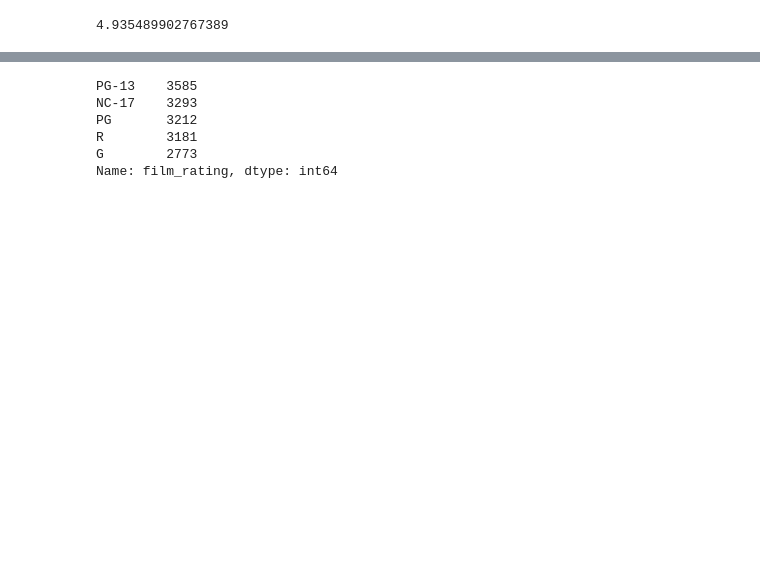
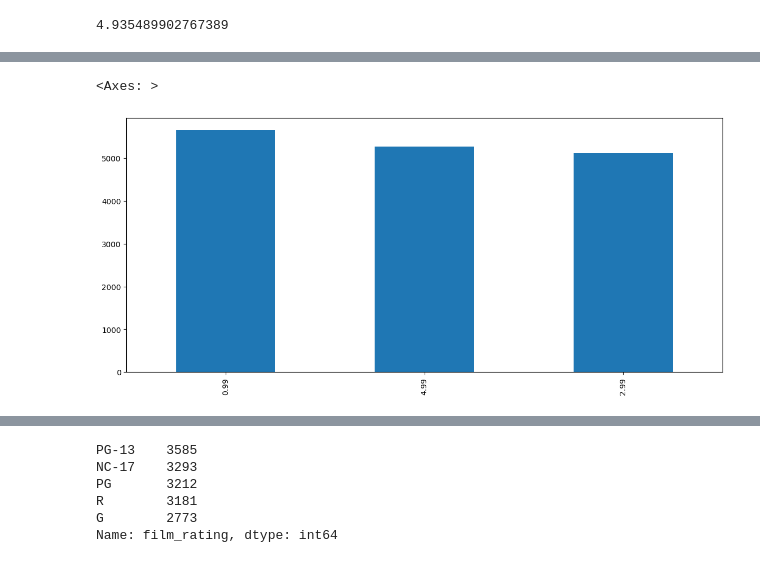
Before and after one commit to HvTung04/uetDataScience_course, a Jupyter notebook: week_ (1)/Exercises_2.ipynb, the cells around one changed output, grey strips where cells are left out. Cells and saved outputs as stored; diff of their text form; code cells hidden in the pictures; blank space fills up the shorter version.

```diff
--- a/week_ (1)/Exercises_2.ipynb
+++ b/week_ (1)/Exercises_2.ipynb
@@ -86,6 +90,9 @@ df['film_rental_rate'].plot(kind='pie', figsize=(6,6))
 # %%
 # your code goes here
-df['film_rental_rate'].plot(kind='bar', figsize=(14,6))
+df['film_rental_rate'].value_counts().plot(kind='bar', figsize=(14,6))
+# %% [output]
+<Axes: >
+[figure, added]
 # %% [markdown]
 ![green-divider](https://user-images.githubusercontent.com/7065401/52071924-c003ad80-2562-11e9-8297-1c6595f8a7ff.png)
 
```
Also changed, not shown: parts of 21 cells of this notebook.
